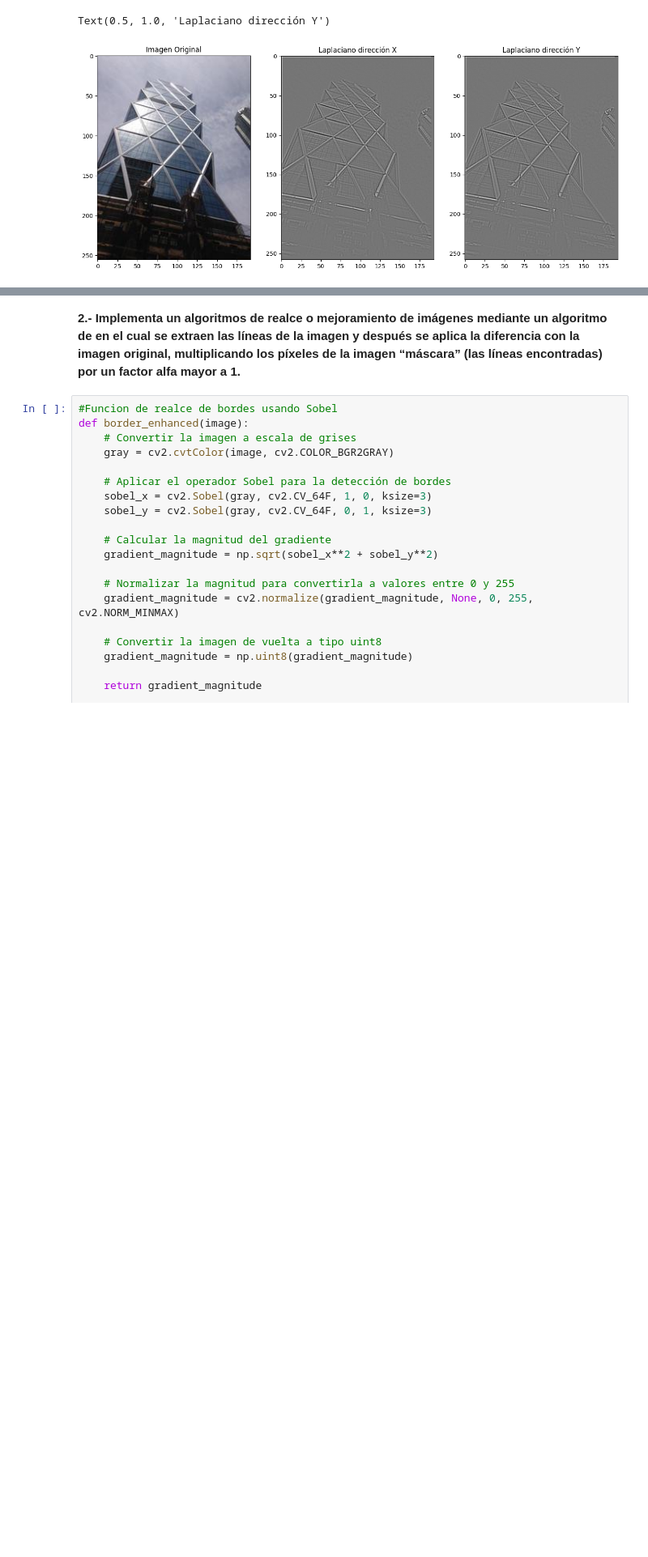
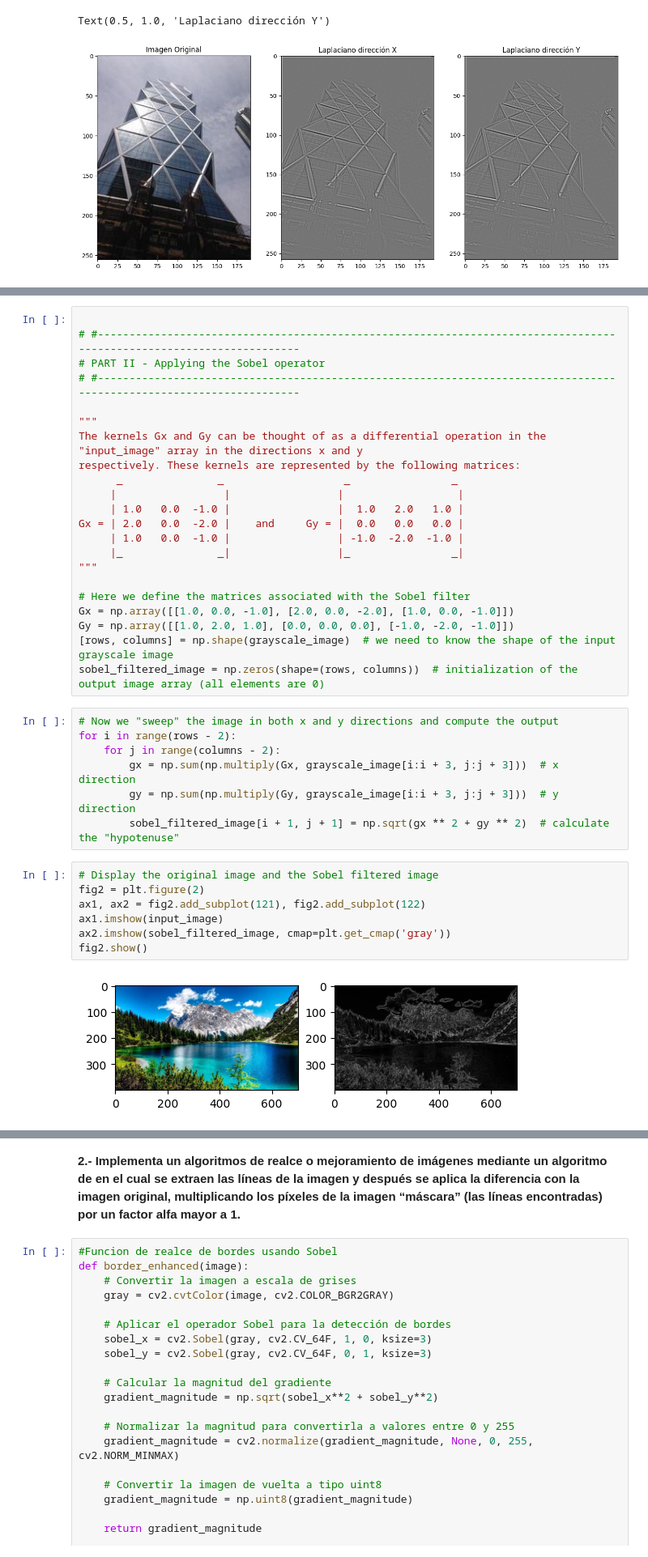
Before and after one commit to Alfonso-Garibay/computer-vision-course-Equipo-15, a Jupyter notebook: 4_convolution.ipynb, the cells around one changed output, grey strips where cells are left out. Shown at 81% size. Cells and saved outputs as stored; diff of their text form; blank space fills up the shorter version.

```diff
--- a/4_convolution.ipynb
+++ b/4_convolution.ipynb
@@ -510,0 +553,38 @@ Text(0.5, 1.0, 'Laplaciano dirección Y')
+# %%
+
+# #---------------------------------------------------------------------------------------------------------------------
+# PART II - Applying the Sobel operator
+# #---------------------------------------------------------------------------------------------------------------------
+
+"""
+The kernels Gx and Gy can be thought of as a differential operation in the "input_image" array in the directions x and y
+respectively. These kernels are represented by the following matrices:
+      _               _                   _                _
+     |                 |                 |                  |
+     | 1.0   0.0  -1.0 |                 |  1.0   2.0   1.0 |
+Gx = | 2.0   0.0  -2.0 |    and     Gy = |  0.0   0.0   0.0 |
+     | 1.0   0.0  -1.0 |                 | -1.0  -2.0  -1.0 |
+     |_               _|                 |_                _|
+"""
+
+# Here we define the matrices associated with the Sobel filter
+Gx = np.array([[1.0, 0.0, -1.0], [2.0, 0.0, -2.0], [1.0, 0.0, -1.0]])
+Gy = np.array([[1.0, 2.0, 1.0], [0.0, 0.0, 0.0], [-1.0, -2.0, -1.0]])
+[rows, columns] = np.shape(grayscale_image)  # we need to know the shape of the input grayscale image
+sobel_filtered_image = np.zeros(shape=(rows, columns))  # initialization of the output image array (all elements are 0)
+# %%
+# Now we "sweep" the image in both x and y directions and compute the output
+for i in range(rows - 2):
+    for j in range(columns - 2):
+        gx = np.sum(np.multiply(Gx, grayscale_image[i:i + 3, j:j + 3]))  # x direction
+        gy = np.sum(np.multiply(Gy, grayscale_image[i:i + 3, j:j + 3]))  # y direction
+        sobel_filtered_image[i + 1, j + 1] = np.sqrt(gx ** 2 + gy ** 2)  # calculate the "hypotenuse"
+# %%
+# Display the original image and the Sobel filtered image
+fig2 = plt.figure(2)
+ax1, ax2 = fig2.add_subplot(121), fig2.add_subplot(122)
+ax1.imshow(input_image)
+ax2.imshow(sobel_filtered_image, cmap=plt.get_cmap('gray'))
+fig2.show()
+# %% [output]
+[figure, added]
```
Also changed, not shown: parts of 7 cells of this notebook.
